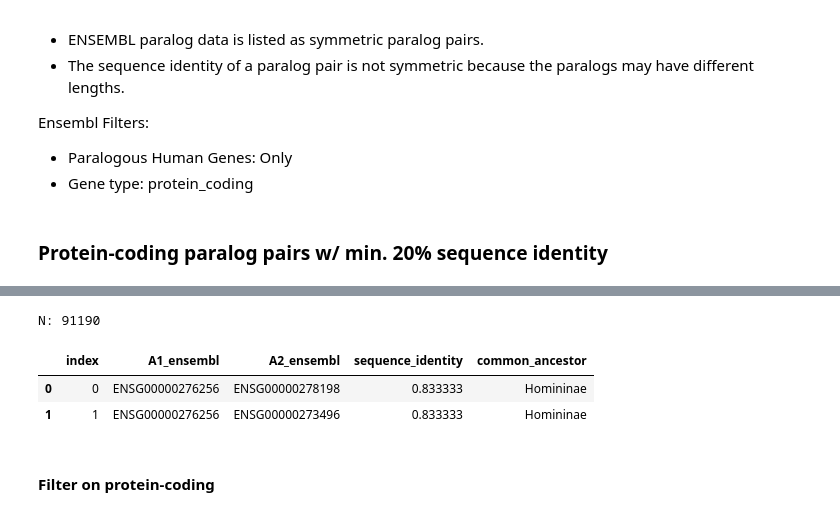
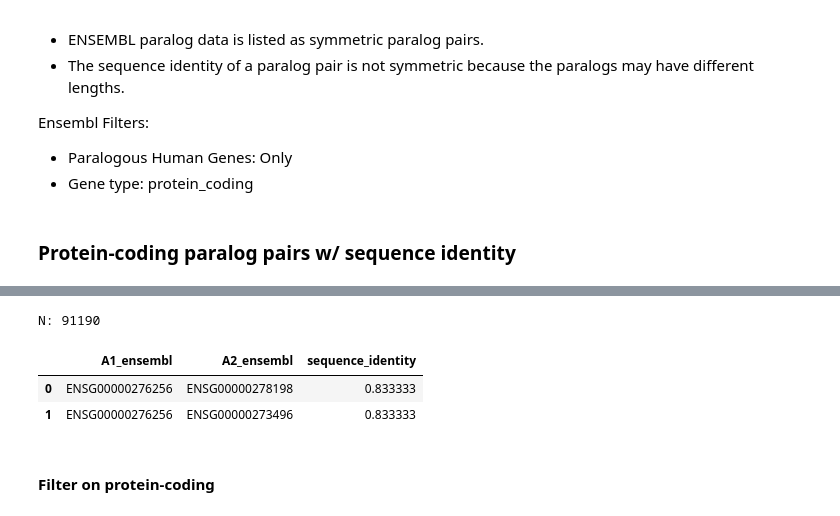
Before and after one commit to DeKegel/paralog_SL_prediction, a Jupyter notebook: 1_data_processing/02_process_ensembl_paralogs.ipynb, the cells around one changed output, grey strips where cells are left out. Saved outputs shown, nothing was run; the diff lists cells and outputs as text; code cells hidden in the pictures.

```diff
--- a/1_data_processing/02_process_ensembl_paralogs.ipynb
+++ b/1_data_processing/02_process_ensembl_paralogs.ipynb
@@ -32,18 +32,20 @@ import matplotlib as mpl
 get_data_path = lambda folders, fname: os.path.normpath(os.environ['3RD_PARTY_DIR']+'/'+'/'.join(folders) +'/'+ fname)
 get_local_data_path = lambda folders, fname: os.path.normpath('../local_data/' +'/'.join(folders) +'/'+ fname)
 
+ensembl_version = '93'
+
 # Inputs
-file_ensembl_data = get_data_path(['ensembl', '93'], 'paralog_pairs.txt')
-file_cds_length = get_data_path(['ensembl', '93'], 'gene_cds_length.txt')
+file_ensembl_data = get_data_path(['ensembl', ensembl_version], 'paralog_pairs.txt')
+file_cds_length = get_data_path(['ensembl', ensembl_version], 'gene_cds_length.txt')
 file_singh_wgds = get_data_path(['WGD_sources','singh_2019'], 'hsapiens.Pairs.Strict.2R.txt')
 file_makino_wgds = get_data_path(['WGD_sources'], 'makino_2010_ohnologs.xls')
 file_id_map = get_local_data_path(['processed'], 'HGNC_gene_id_map.csv')
 
 # Outputs
-file_all_pairs = get_local_data_path(['processed', 'ensembl93'], 'all_pairs.csv')
-file_unique_pairs = get_local_data_path(['processed', 'ensembl93'], 'unique_pairs.csv')
+file_all_pairs = get_local_data_path(['processed', 'ensembl'+ensembl_version], 'all_pairs.csv')
+file_unique_pairs = get_local_data_path(['processed', 'ensembl'+ensembl_version], 'unique_pairs.csv')
 # %% [markdown]
-### Protein-coding paralog pairs w/ min. 20% sequence identity
+### Protein-coding paralog pairs w/ sequence identity
 # %%
 raw_data = pd.read_csv(file_ensembl_data)
 raw_data[:1]
@@ -53,23 +55,23 @@ raw_data[:1]
 # %%
 # Clean up column names
 data = raw_data.rename(columns={
     'Gene stable ID': 'A1_ensembl',
     'Human paralogue gene stable ID': 'A2_ensembl',
-    'Paralogue %id. target Human gene identical to query gene': 'sequence_identity',
-    'Paralogue last common ancestor with Human':'common_ancestor'})
-data = data[['A1_ensembl','A2_ensembl', 'sequence_identity', 'common_ancestor']].drop_duplicates().reset_index(drop=True)
+    'Paralogue %id. target Human gene identical to query gene': 'sequence_identity'
+})
+data = data[['A1_ensembl','A2_ensembl', 'sequence_identity']].drop_duplicates().reset_index(drop=True)
 data.sequence_identity = data.sequence_identity / 100
 
 # Drop non-symmetric pairs - i.e. cases where A2 is non-protein-coding in Ensembl
-data = data[data.A2_ensembl.isin(data.A1_ensembl)].reset_index()
+data = data[data.A2_ensembl.isin(data.A1_ensembl)].reset_index(drop=True)
 
 print('N:', data.shape[0])
 data[:2]
 # %% [output]
 N: 91190
-|  | index | A1_ensembl | A2_ensembl | sequence_identity | common_ancestor |
-| 0 | 0 | ENSG00000276256 | ENSG00000278198 | 0.833333 | Homininae |
-| 1 | 1 | ENSG00000276256 | ENSG00000273496 | 0.833333 | Homininae |
+|  | A1_ensembl | A2_ensembl | sequence_identity |
+| 0 | ENSG00000276256 | ENSG00000278198 | 0.833333 |
+| 1 | ENSG00000276256 | ENSG00000273496 | 0.833333 |
 # %% [markdown]
 #### Filter on protein-coding
 # %%
```
Also changed, not shown: parts of 9 cells of this notebook, 2 other files.
